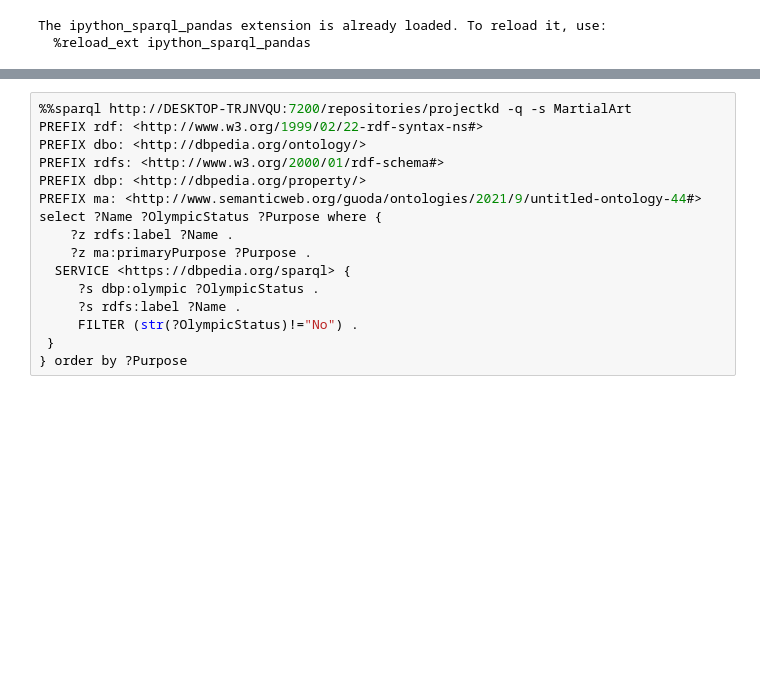
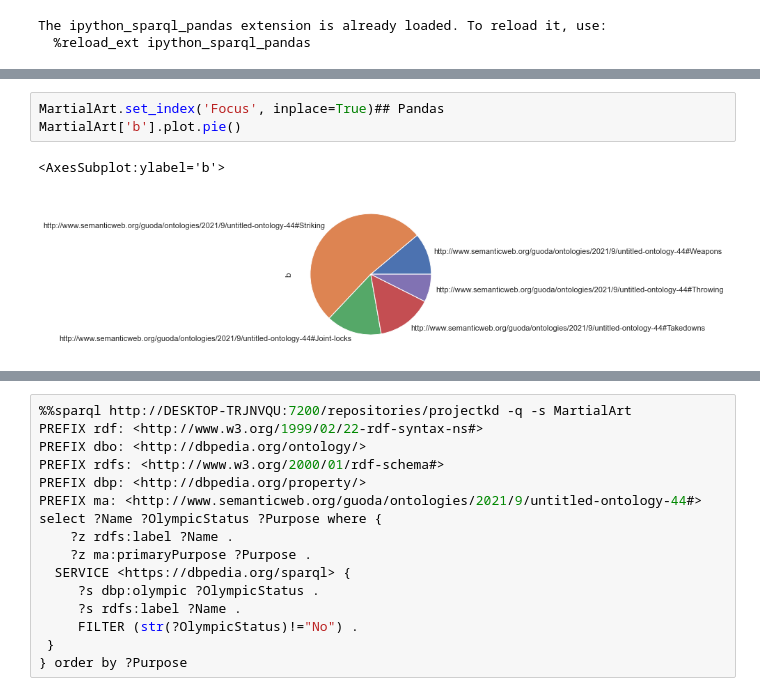
Before and after one commit to guoda23/KDproject, a Jupyter notebook: KDProject75.ipynb, the cells around one changed output, grey strips where cells are left out. Cells and saved outputs as stored; diff of their text form; blank space fills up the shorter version.

```diff
--- a/KDProject75.ipynb
+++ b/KDProject75.ipynb
@@ -27,0 +51,6 @@ The ipython_sparql_pandas extension is already loaded. To reload it, use:
+# %%
+MartialArt.set_index('Focus', inplace=True)## Pandas
+MartialArt['b'].plot.pie()
+# %% [output]
+<AxesSubplot:ylabel='b'>
+[figure, added]
```
Also changed, not shown: parts of 18 cells of this notebook.
